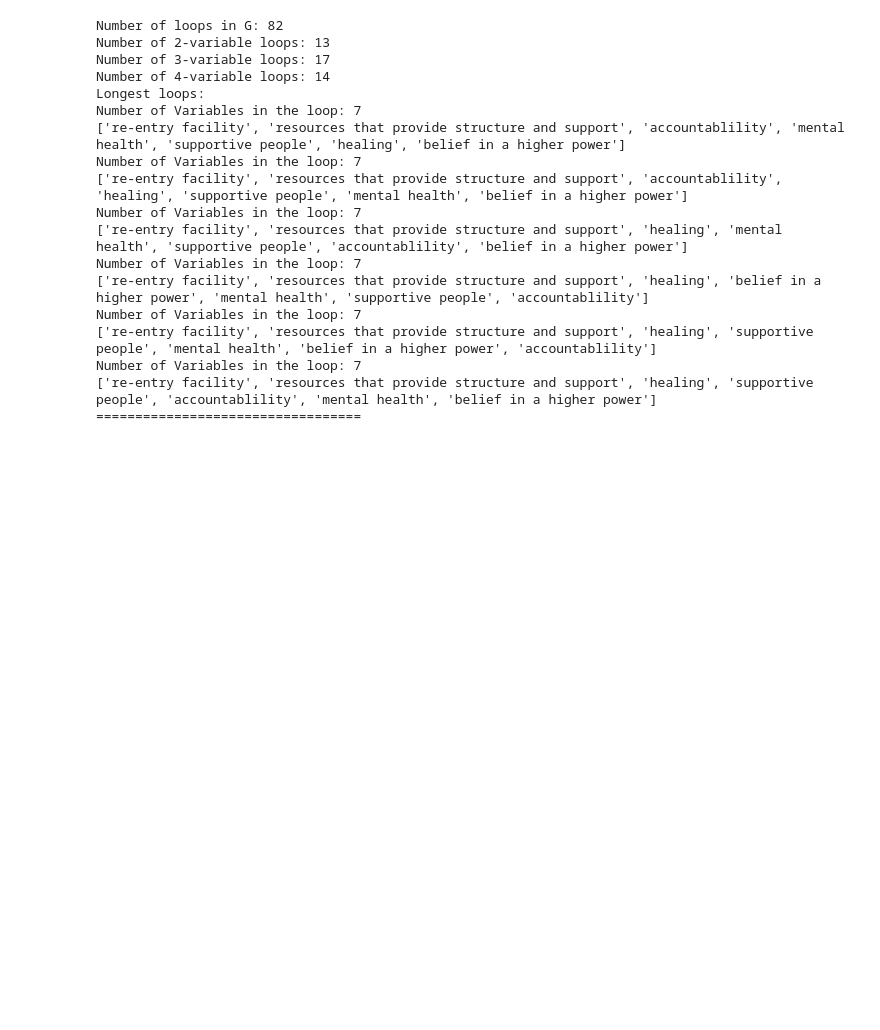
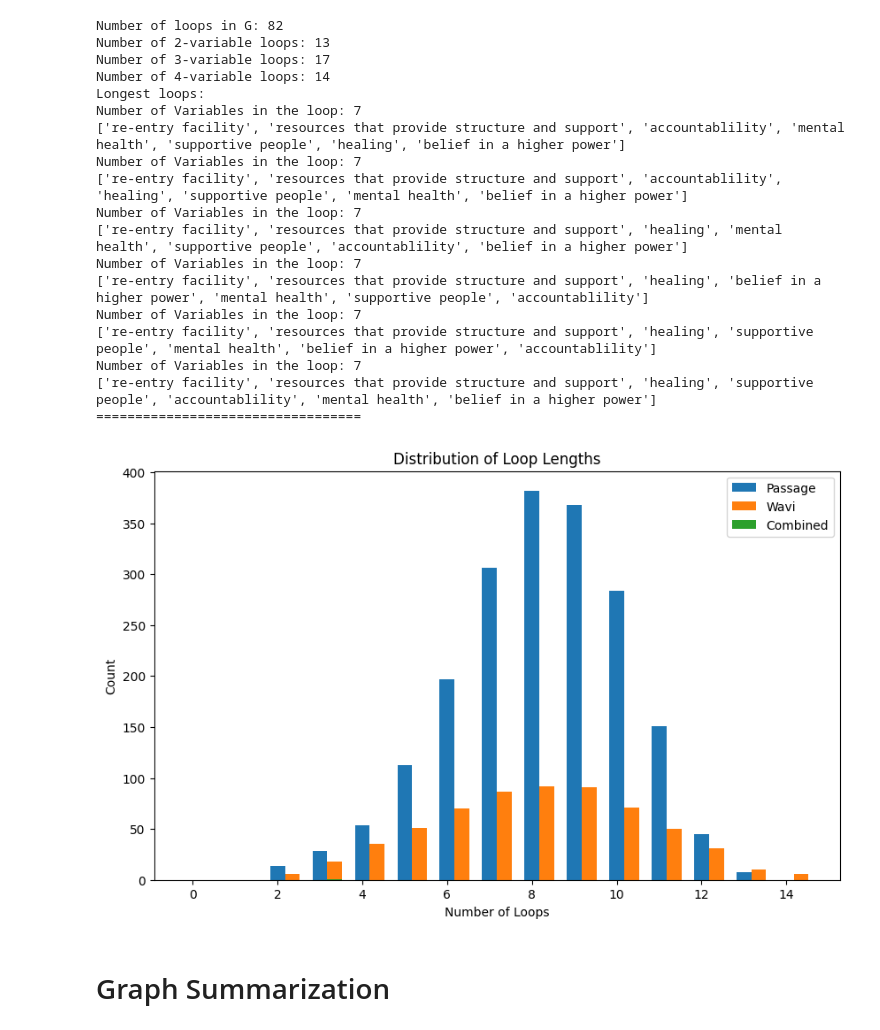
Before and after one commit to georgia-max/MentalMaps_Aggregation, a Jupyter notebook: notebook/merge_two_cld.ipynb, the cells around one changed output. Saved outputs shown, nothing was run; the diff lists cells and outputs as text; code cells hidden in the pictures; blank space fills up the shorter version.

```diff
--- a/notebook/merge_two_cld.ipynb
+++ b/notebook/merge_two_cld.ipynb
@@ -830,30 +808,36 @@ Number of Variables in the loop: 7
 # %%
 G1_cycle_counts = {}
 for cycle in G1_loop:
     G1_length = len(cycle)
     G1_cycle_counts[G1_length] = G1_cycle_counts.get(G1_length, 0) + 1
 
 G2_cycle_counts = {}
 
 for cycle in G2_loop:
     G2_length = len(cycle)
     G2_cycle_counts[G2_length] = G2_cycle_counts.get(G2_length, 0) + 1
 
-for cycle in combined_loop :
-    G2_length = len(cycle)
-    G2_cycle_counts[G2_length] = G2_cycle_counts.get(G2_length, 0) + 1
+C_cycle_counts = {}
+for cycle in combined_G_loop :
+    C_length = len(cycle)
+    C_cycle_counts[G2_length] = C_cycle_counts.get(C_length, 0) + 1
 
 # Create a bar plot
 plt.figure(figsize=(10, 6))
 bar_width = 0.35
 index = np.arange(max(max(G2_cycle_counts.keys()), max(G2_cycle_counts.keys())) + 1)
 
 plt.bar(index, [G1_cycle_counts.get(i, 0) for i in index], bar_width, label="Passage")
 plt.bar(index + bar_width, [G2_cycle_counts.get(i, 0) for i in index], bar_width, label='Wavi')
+plt.bar(index + bar_width, [C_cycle_counts.get(i, 0) for i in index], bar_width, label='Combined')
 
 plt.xlabel('Number of Loops')
 plt.ylabel('Count')
 plt.title('Distribution of Loop Lengths')
 # plt.xticks(index + bar_width / 2, range(max(max(G2_cycle_counts.keys()), max(G2_cycle_counts.keys())) + 1))
 plt.legend()
 plt.show()
+# %% [output]
+[figure, added]
+# %% [markdown]
+# Graph Summarization
```
Also changed, not shown: parts of 2 cells of this notebook, 1 other file.
